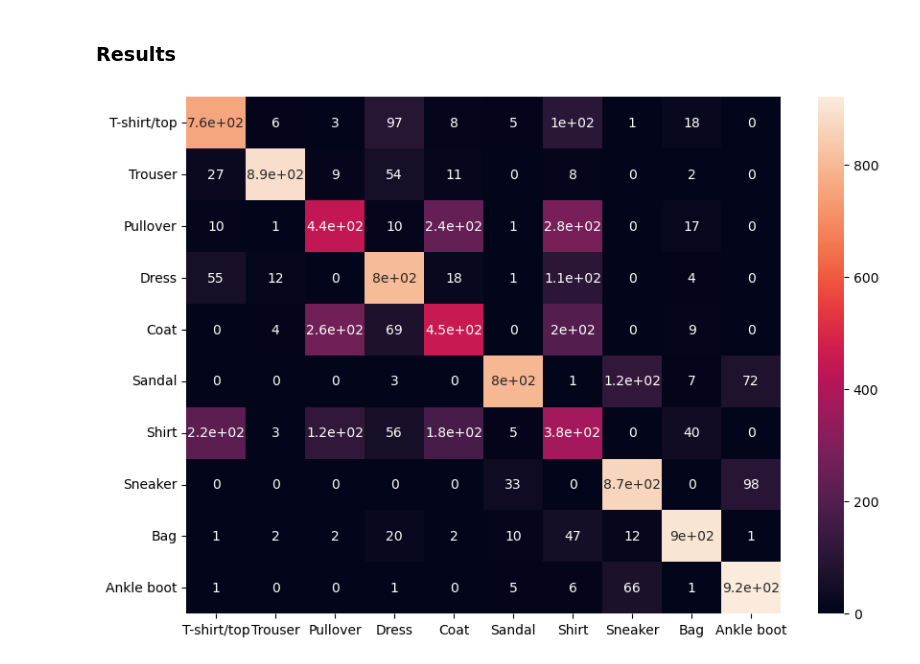
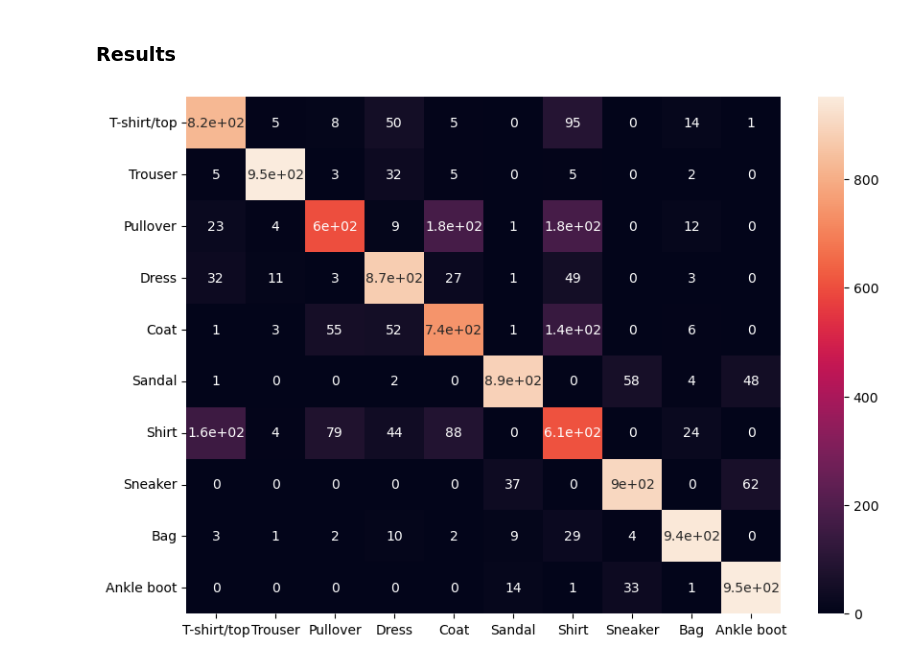
Before and after one commit to drewdahlquist/CS8770, a Jupyter notebook: proj1/proj1.ipynb, the cells around one changed output. Saved outputs shown, nothing was run; the diff lists cells and outputs as text; code cells hidden in the pictures.

```diff
--- a/proj1/proj1.ipynb
+++ b/proj1/proj1.ipynb
@@ -215,6 +217,6 @@ epochs = 3
 # %% [markdown]
 ### MLP
 # %%
-mlp_model = MLP([256]*3, nn.ReLU(), n_classes=10)
+mlp_model = MLP([], nn.ReLU(), n_classes=10)
 
 optimizer = optim.Adam(mlp_model.parameters(), lr=learning_rate)
@@ -231,7 +242,7 @@ tensor(0.0853, grad_fn=<NllLossBackward0>)
 # %%
-for l in range(0,8,2):
-    U,S,V = torch.svd_lowrank(mlp_model.layers[l].weight, q=32)
-    mlp_model.layers[l].weight.data = U @ S.diag() @ V.T
+# for l in range(0,8,2):
+#     U,S,V = torch.svd_lowrank(mlp_model.layers[l].weight, q=32)
+#     mlp_model.layers[l].weight.data = U @ S.diag() @ V.T
 # %% [markdown]
 ### RBF
 # %%
@@ -339,27 +341,27 @@ fashion_mnist_classes = {
 # %%
 C = digit_mnist_classes if dset == "MNIST" else fashion_mnist_classes
 
 # resub because we are loading our MNIST training data set
 test_dl_2 = DataLoader(dataset=test_data, shuffle=True, batch_size=1)
 
-model = rbf_model
+model = mlp_model
 
 confusion_mat = torch.zeros((10,10))
 for sample, label in tqdm(test_dl_2):
 
     label = int(label.numpy())
 
     prediction = model(sample)
     # take the largest output and return integer of which it was (make a classification decision)
     prediction = int(torch.argmax(prediction).numpy())
 
     confusion_mat[label,prediction] += 1
 
 df_cm = pd.DataFrame(np.asarray(confusion_mat),
                      index = [C[i] for i in np.arange(10)],
                      columns = [C[i] for i in np.arange(10)])
 plt.figure(figsize = (10,7))
 sn.heatmap(df_cm, annot=True)
 plt.show()
 # %% [output]
-[figure, old version]
+[figure, new version]
```
Also changed, not shown: parts of 11 cells of this notebook, 1 other file.
